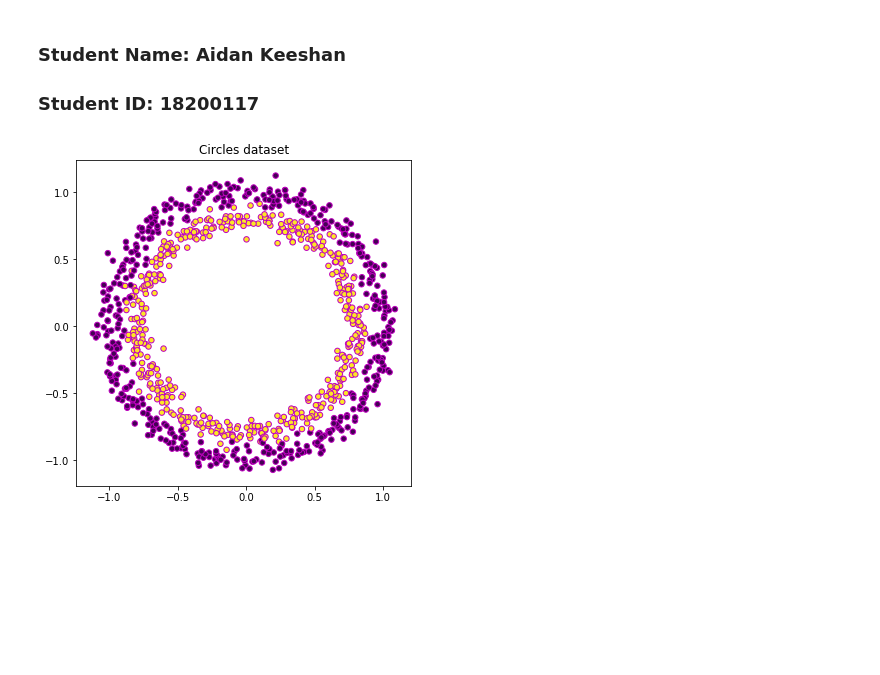
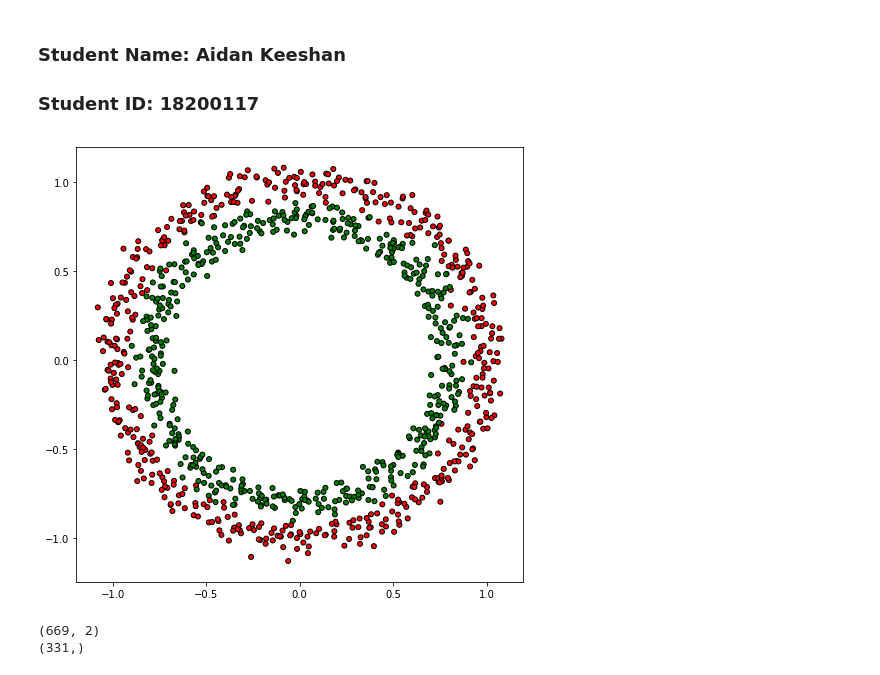
Before and after one commit to vipulpopat/MSCAI_Sem1_Etivity3, a Jupyter notebook: Etivity3_18200117_LinearClassification.ipynb, the cells around one changed output. Cells and saved outputs as stored; diff of their text form; code cells hidden in the pictures; blank space fills up the shorter version.

```diff
--- a/Etivity3_18200117_LinearClassification.ipynb
+++ b/Etivity3_18200117_LinearClassification.ipynb
@@ -10,9 +10,9 @@ from sklearn.datasets.samples_generator import make_circles
 X, y = make_circles(n_samples=1000, noise = 0.05)
 y = [yy if yy == 1 else -1 for yy in y]
 # %%
-plt.figure(figsize=(6,6))
-plt.scatter(X[:,0], X[:,1], c=y, marker='o', s=30, edgecolors='m')
-plt.title("Circles dataset")
+plt.figure(figsize=(8, 8))
+colors = ['green' if yy == 1 else 'red' for yy in y]
+plt.scatter(X[:,0],X[:,1], color=colors, marker='o',s=25, edgecolors='black')
 plt.show()
 # %% [output]
-[figure, old version]
+[figure, new version]
@@ -18,0 +28,6 @@ plt.show()
+# %%
+print (X_train.shape)
+print (y_test.shape)
+# %% [output]
+(669, 2)
+(331,)
```
Also changed, not shown: parts of 5 cells of this notebook.
